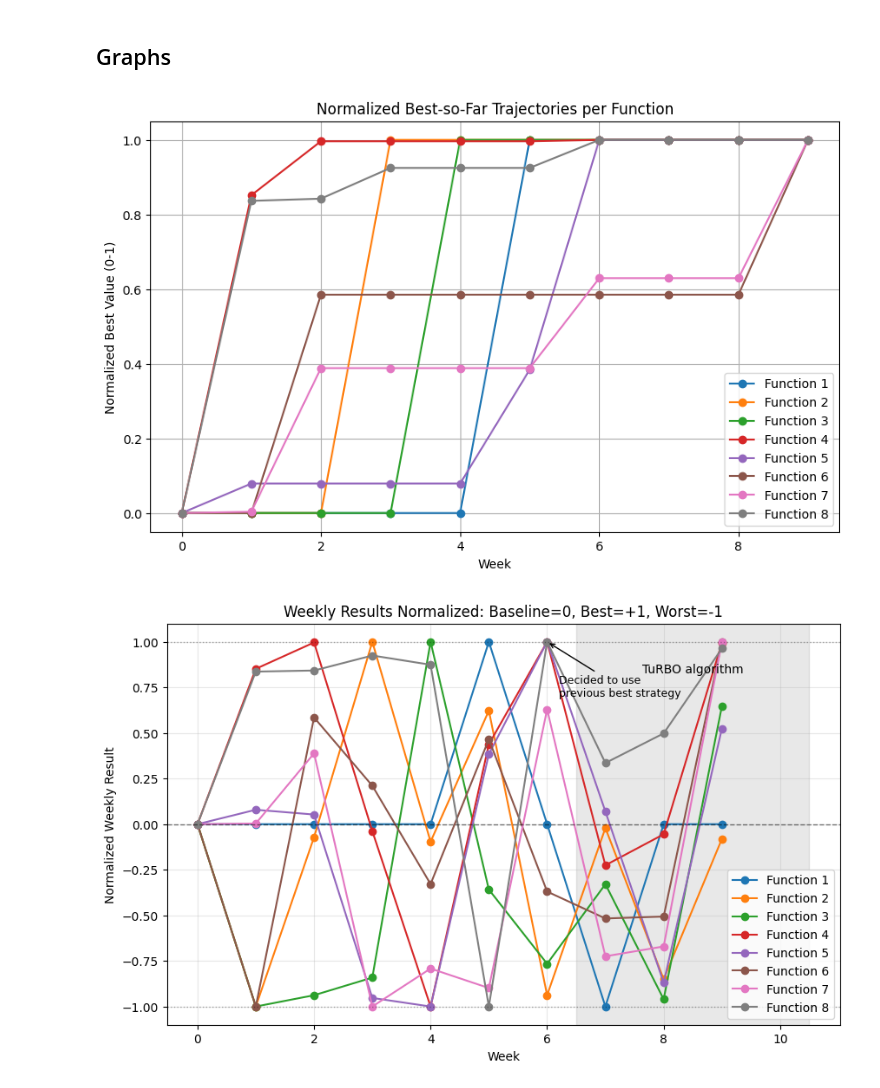
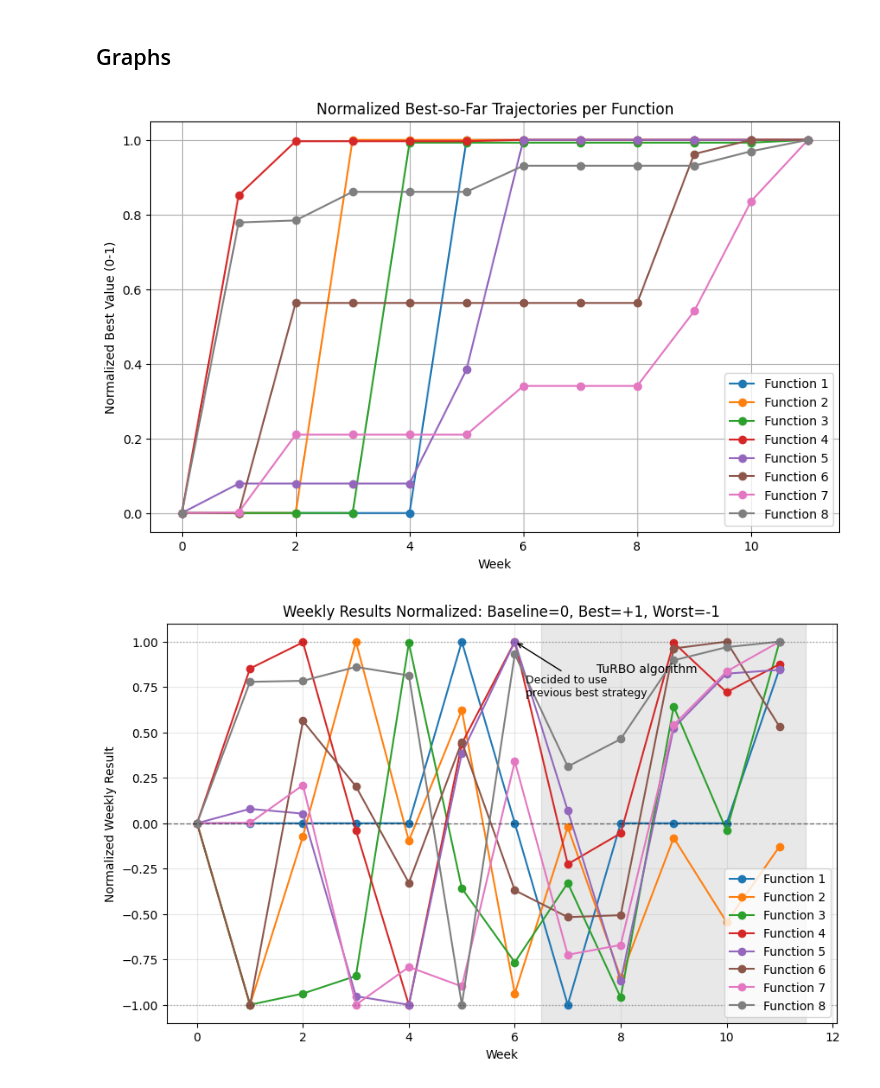
Before and after one commit to emarb/imperial-ml-capstone, a Jupyter notebook: graph-report.ipynb, the cells around one changed output. Drawn from its saved outputs; the diff is of its cells as text; code cells hidden in the pictures.

Commit message:
Process week 11 results and prepare week 12 submission

```diff
--- a/graph-report.ipynb
+++ b/graph-report.ipynb
@@ -37,8 +37,8 @@ for X in range(1, 9):
 # --------------------------------------------------
 # 2. Weekly submission data (week known)
 # --------------------------------------------------
-inputs_path = "submissions/w9_inputs.txt"
-outputs_path = "submissions/w9_outputs.txt"
+inputs_path = "submissions/w11_inputs.txt"
+outputs_path = "submissions/w11_outputs.txt"
 
 # ---- Parse inputs ----
 with open(inputs_path, 'r') as file:
@@ -280,7 +280,7 @@ plt.legend()
 plt.grid(True)
 plt.show()
 # %% [output]
-[figure, old version]
+[figure, new version]
 # %%
 # --------------------------------------------------
 # Compute per-(function, week) values
@@ -352,35 +352,35 @@ for func in plot_df['function'].unique():
         fdata['week'],
         fdata['value_norm'],
         marker='o',
         label=f'Function {func}'
     )
 
 # Visual aids (same as before)
 plt.annotate('Decided to use\nprevious best strategy', xy=(6, 1), xytext=(6.2, 0.7),
              arrowprops=dict(arrowstyle='->', lw=1), fontsize=9, ha='left')
 
-plt.axvspan(6.5, 10.5, alpha=0.18, color='gray')
+plt.axvspan(6.5, 11.5, alpha=0.18, color='gray')
 plt.text(8.5, 0.85, 'TuRBO algorithm', ha='center', va='center', fontsize=10)
 
 plt.axhline(0, linestyle='--', linewidth=1, color='k', alpha=0.5)
 plt.axhline(1, linestyle=':', linewidth=1, color='k', alpha=0.3)
 plt.axhline(-1, linestyle=':', linewidth=1, color='k', alpha=0.3)
 
 plt.xlabel('Week')
 plt.ylabel('Normalized Weekly Result')
 plt.title('Weekly Results Normalized: Baseline=0, Best=+1, Worst=-1')
 plt.legend()
 plt.grid(True, alpha=0.3)
 
 
 # EXPORT
 import os
 os.makedirs('images', exist_ok=True)
 plt.savefig('images/all_functions_normalized.png', bbox_inches='tight', dpi=300)
 
 plt.show()
 # %% [output]
-[figure, old version]
+[figure, new version]
 # %%
 import pandas as pd
 import matplotlib.pyplot as plt
```
Also changed, not shown: parts of 4 cells of this notebook, 6 other files.
